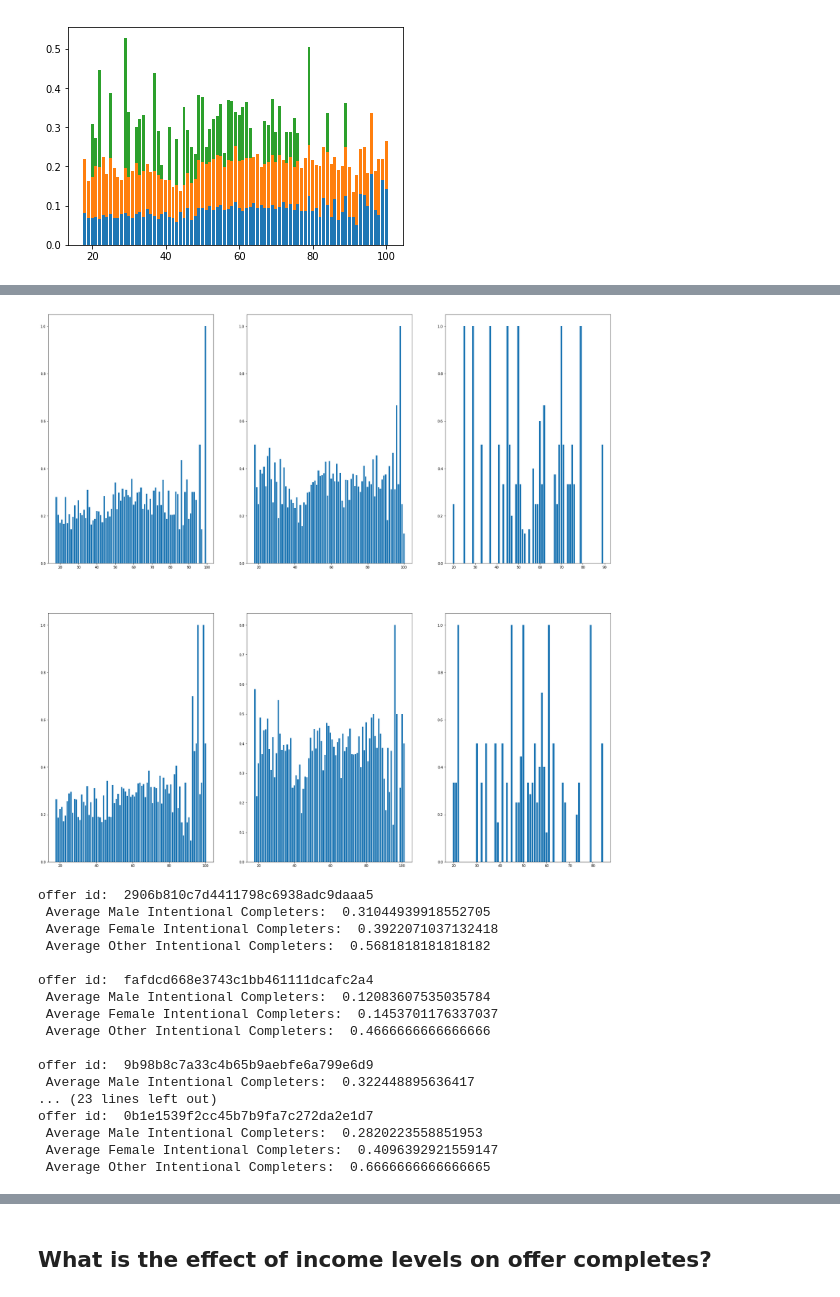
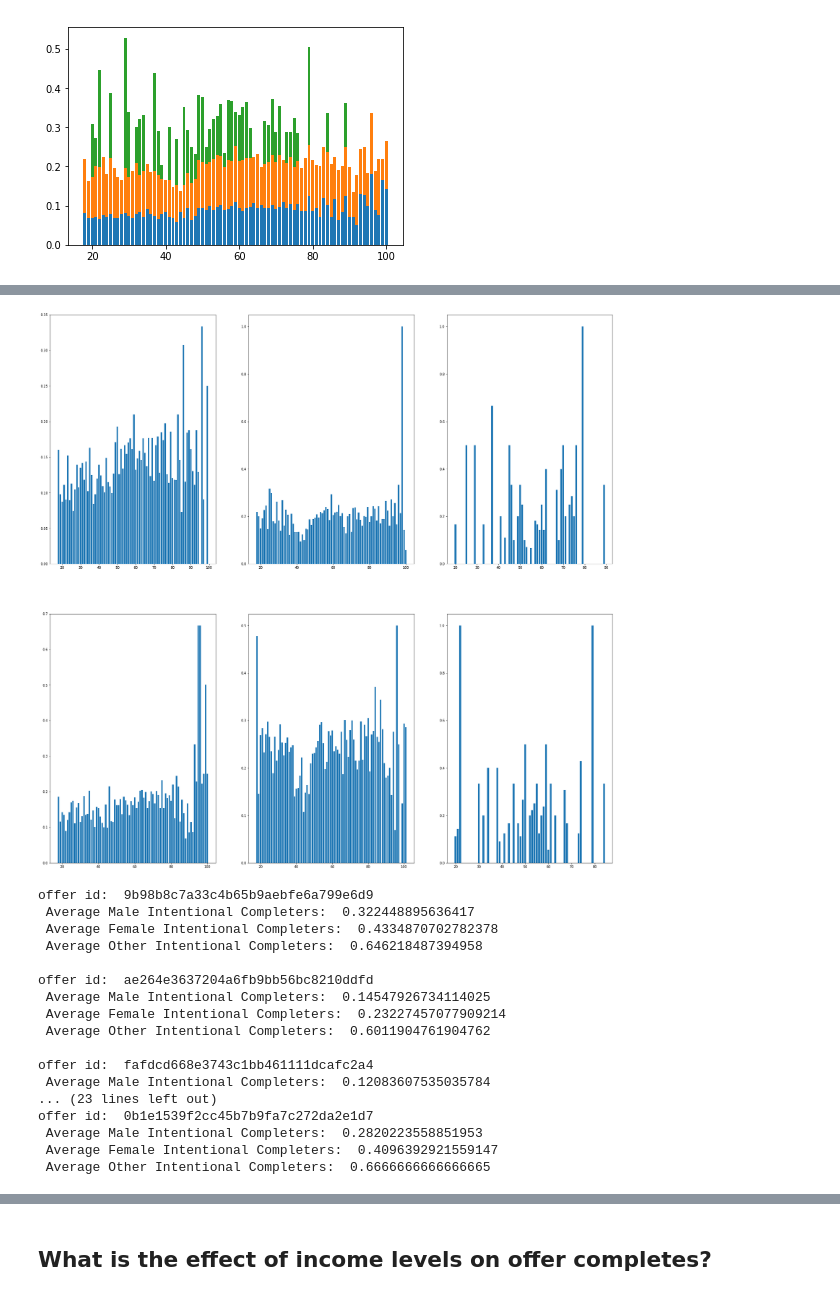
Before and after one commit to onurkapucu/Starbucks_Capstone, a Jupyter notebook: Starbucks_Capstone_notebook.ipynb, the cells around one changed output, grey strips where cells are left out. Cells and saved outputs as stored; diff of their text form; code cells hidden in the pictures.

```diff
--- a/Starbucks_Capstone_notebook.ipynb
+++ b/Starbucks_Capstone_notebook.ipynb
@@ -670,6 +678,8 @@ plt.bar(intent_demog_avg['O'].keys(),intent_demog_avg['O'].values,bottom=intent_
 We still do not get a clear iamge on which age and sex group responds to the offers better than others. We can ignore age 99 and 100 due it's very low percentage in customer database.
 # %% [markdown]
 Let's try to see if we can see a pattern for each offer.
+# %%
+completed_offer_ids = intentional_completes_df['offer_id'].unique()
 # %%
 intent_demog_total_by_offer = intentional_completes_df.groupby(by=['user_gender','user_age','offer_id'])['user_id'].nunique().unstack()
 received_demog_total_by_offer = transcript_received.merge(profile_clean,on=['user_id'],how='left').groupby(
@@ -686,7 +696,7 @@ for offer in completed_offer_ids:
     i = i+1
     ax = plt.subplot(plt.subplot(8, 3, i))
     plt.ylim(0,1)
-    ax=plt.bar(temp['F'].keys(),teåmp['F'].values)
+    ax=plt.bar(temp['F'].keys(),temp['F'].values)
     i = i+1
     ax = plt.subplot(plt.subplot(8, 3, i))
     plt.ylim(0,1)
@@ -797,9 +807,9 @@ plt.bar(nonintent_demog_avg['O'].keys(),nonintent_demog_avg['O'].values,bottom=n
 <BarContainer object of 84 artists>
 [figure]
 # %%
-nonintent_demog_total_by_offer = nonintentional_completes_df.groupby(by=['user_gender','user_age','offer_id'])['user_id'].nunique().unstack()
+nonintent_demog_total_by_offer = nonintentional_completes_df.groupby(by=['user_gender','user_age','offer_id'])['user_id'].size().unstack()
 received_demog_total_by_offer = transcript_received.merge(profile_clean,on=['user_id'],how='left').groupby(
-    by=['user_gender','user_age','offer_id'])['user_id'].nunique().unstack()
+    by=['user_gender','user_age','offer_id'])['user_id'].size().unstack()
 
 i=0
 plt.figure(figsize=(30,30))
@@ -822,28 +832,28 @@ for offer in completed_offer_ids:
 # %%
-nonintent_demog_total_by_type = nonintentional_completes_df.groupby(by=['user_gender','user_age','offer_type'])['user_id'].nunique().unstack()
+nonintent_demog_total_by_type = nonintentional_completes_df.groupby(by=['user_gender','user_age','offer_type'])['user_id'].size().unstack()
 received_demog_total_by_type = transcript_received.merge(profile_clean,on=['user_id'],how='left').merge(
     portfolio_clean,on=['offer_id'],how='left').groupby(
-    by=['user_gender','user_age','offer_type'])['user_id'].nunique().unstack()
+    by=['user_gender','user_age','offer_type'])['user_id'].size().unstack()
 
 i=0
 plt.figure(figsize=(30,30))
 for offer in completed_offer_types:
     i = i+1
     ax = plt.subplot(plt.subplot(2, 3, i))
     temp = nonintent_demog_total_by_type[offer].transpose()/received_demog_total_by_type[offer].transpose()
     ax=plt.bar(temp['M'].keys(),temp['M'].values)
     i = i+1
     ax = plt.subplot(plt.subplot(2, 3, i))
     ax=plt.bar(temp['F'].keys(),temp['F'].values)
     i = i+1
     ax = plt.subplot(plt.subplot(2, 3, i))
     ax=plt.bar(temp['O'].keys(),temp['O'].values)
 # %% [output]
-[figure, old version]
+[figure, new version]
 # %%
-nonintent_demog_total_by_offer = nonintentional_completes_df.groupby(by=['user_gender','user_age','offer_id'])['user_id'].nunique().unstack()
+nonintent_demog_total_by_offer = nonintentional_completes_df.groupby(by=['user_gender','user_age','offer_id'])['user_id'].size().unstack()
 received_demog_total_by_offer = transcript_received.merge(profile_clean,on=['user_id'],how='left').groupby(
-    by=['user_gender','user_age','offer_id'])['user_id'].nunique().unstack()
+    by=['user_gender','user_age','offer_id'])['user_id'].size().unstack()
 
 i=0
 for offer in completed_offer_ids:
@@ -853,18 +863,18 @@ for offer in completed_offer_ids:
           'Average Female Intentional Completers: ',np.nanmean(temp['F'].values),'\n',
           'Average Other Intentional Completers: ',np.nanmean(temp['O'].values),'\n')
 # %% [output]
-offer id:  2906b810c7d4411798c6938adc9daaa5
- Average Male Intentional Completers:  0.31044939918552705
- Average Female Intentional Completers:  0.3922071037132418
- Average Other Intentional Completers:  0.5681818181818182
+offer id:  9b98b8c7a33c4b65b9aebfe6a799e6d9
+ Average Male Intentional Completers:  0.322448895636417
+ Average Female Intentional Completers:  0.4334870702782378
+ Average Other Intentional Completers:  0.646218487394958
+
+offer id:  ae264e3637204a6fb9bb56bc8210ddfd
+ Average Male Intentional Completers:  0.14547926734114025
+ Average Female Intentional Completers:  0.23227457077909214
+ Average Other Intentional Completers:  0.6011904761904762
 
 offer id:  fafdcd668e3743c1bb461111dcafc2a4
  Average Male Intentional Completers:  0.12083607535035784
- Average Female Intentional Completers:  0.1453701176337037
- Average Other Intentional Completers:  0.4666666666666666
-
-offer id:  9b98b8c7a33c4b65b9aebfe6a799e6d9
- Average Male Intentional Completers:  0.322448895636417
 ... (23 lines left out)
 offer id:  0b1e1539f2cc45b7b9fa7c272da2e1d7
  Average Male Intentional Completers:  0.2820223558851953
```
Also changed, not shown: parts of 15 cells of this notebook.
